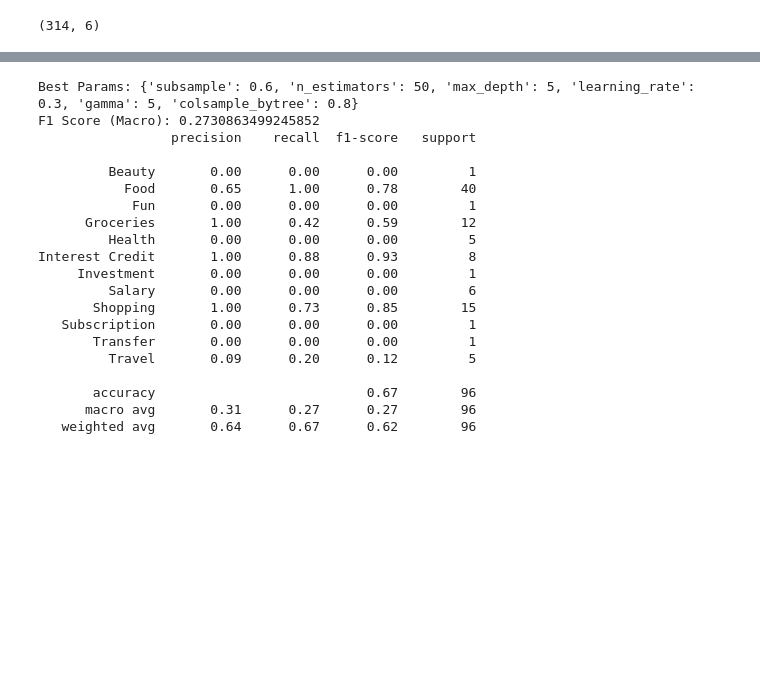
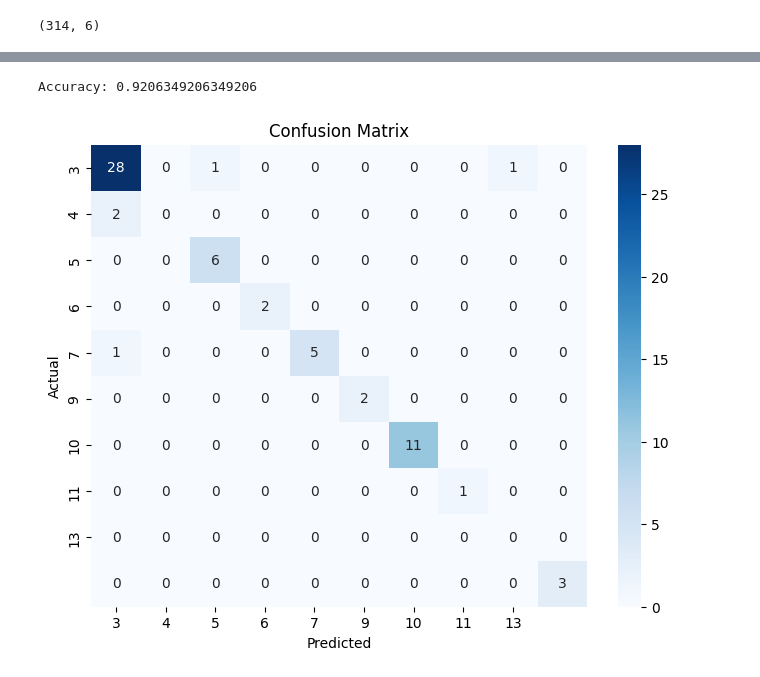
Before and after one commit to koalalalabear/citicredit-dashboard, a Jupyter notebook: Script-main/bank_statement_dashboards/label classification/classification.ipynb, the cells around one changed output, grey strips where cells are left out. Cells and saved outputs as stored; diff of their text form; code cells hidden in the pictures; blank space fills up the shorter version.

Commit message:
random forest classification

```diff
--- a/Script-main/bank_statement_dashboards/label classification/classification.ipynb
+++ b/Script-main/bank_statement_dashboards/label classification/classification.ipynb
@@ -296,38 +61,38 @@ RandomizedSearchCV(cv=3,
-# %%
-best_model = search.best_estimator_
-
-y_pred = best_model.predict(X_test)
-print("Best Params:", search.best_params_)
-print("F1 Score (Macro):", f1_score(y_test, y_pred, average='macro'))
-
-
-from sklearn.metrics import classification_report
-import numpy as np
-
-# Get only the classes that are present in y_test
-present_labels = np.unique(y_test)
-present_class_names = label_encoder.inverse_transform(present_labels)
-
-# Print the report
-print(classification_report(y_test, y_pred, target_names=present_class_names))
-# %% [output]
-Best Params: {'subsample': 0.6, 'n_estimators': 50, 'max_depth': 5, 'learning_rate': 0.3, 'gamma': 5, 'colsample_bytree': 0.8}
-F1 Score (Macro): 0.2730863499245852
-                 precision    recall  f1-score   support
-
-         Beauty       0.00      0.00      0.00         1
-           Food       0.65      1.00      0.78        40
-            Fun       0.00      0.00      0.00         1
-      Groceries       1.00      0.42      0.59        12
-         Health       0.00      0.00      0.00         5
-Interest Credit       1.00      0.88      0.93         8
-     Investment       0.00      0.00      0.00         1
-         Salary       0.00      0.00      0.00         6
-       Shopping       1.00      0.73      0.85        15
-   Subscription       0.00      0.00      0.00         1
-       Transfer       0.00      0.00      0.00         1
-         Travel       0.09      0.20      0.12         5
-
-       accuracy                           0.67        96
-      macro avg       0.31      0.27      0.27        96
-   weighted avg       0.64      0.67      0.62        96
+# %%
+from sklearn.preprocessing import LabelEncoder
+
+le = LabelEncoder()
+y = le.fit_transform(df['category'])  # or whatever your label column is
+# %%
+from sklearn.ensemble import RandomForestClassifier
+from sklearn.model_selection import train_test_split
+
+X_train, X_test, y_train, y_test = train_test_split(X_seq2, y, test_size=0.2, random_state=42)
+
+clf = RandomForestClassifier()
+clf.fit(X_train, y_train)
+print("Accuracy:", clf.score(X_test, y_test))
+# %% [output]
+Accuracy: 0.9206349206349206
+# %%
+import numpy as np
+import matplotlib.pyplot as plt
+import seaborn as sns
+from sklearn.metrics import confusion_matrix
+
+# Assume y_test, y_pred are your test labels and predictions
+cm = confusion_matrix(y_test, y_pred)
+
+# Unique classes present in y_test
+classes_present = sorted(np.unique(y_test))
+
+plt.figure(figsize=(8,6))
+sns.heatmap(cm, annot=True, fmt='d', cmap='Blues',
+            xticklabels=classes_present,
+            yticklabels=classes_present)
+plt.xlabel('Predicted')
+plt.ylabel('Actual')
+plt.title('Confusion Matrix')
+plt.show()
+# %% [output]
+[figure, added]
```
Also changed, not shown: parts of 19 cells of this notebook.
